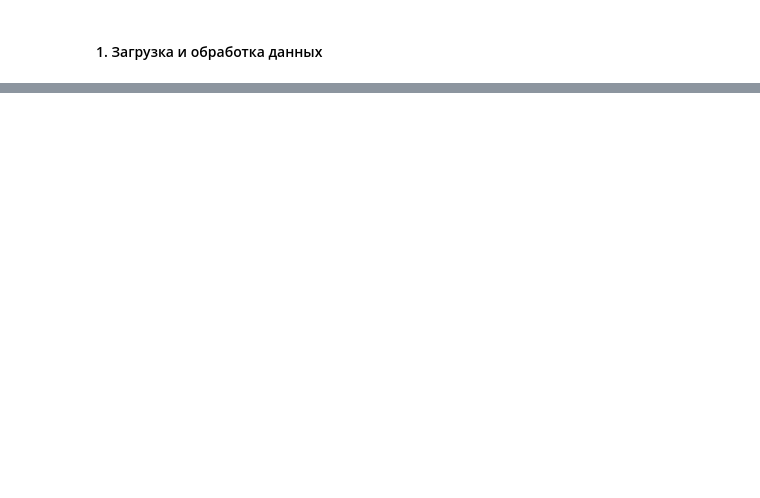
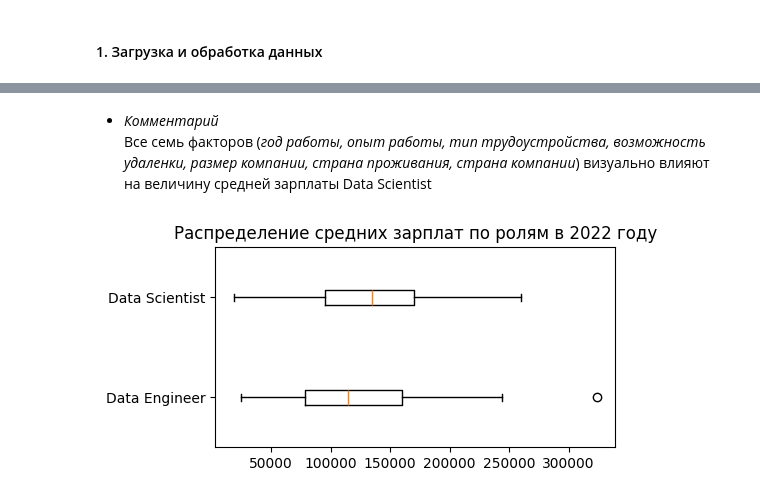
Before and after one commit to iklodsh/mdspro, a Jupyter notebook: DSPRO_m_01/EDA_04_StatTests/EDA_04_Practice.ipynb, the cells around one changed output, grey strips where cells are left out. Saved outputs shown, nothing was run; the diff lists cells and outputs as text; code cells hidden in the pictures; blank space fills up the shorter version.

```diff
--- a/DSPRO_m_01/EDA_04_StatTests/EDA_04_Practice.ipynb
+++ b/DSPRO_m_01/EDA_04_StatTests/EDA_04_Practice.ipynb
@@ -52,0 +249,20 @@ dtype: int64
+# %% [markdown]
+* _Комментарий_
+Все семь факторов (_год работы, опыт работы, тип трудоустройства, возможность удаленки, размер компании, страна проживания, страна компании_) визуально влияют на величину средней зарплаты Data Scientist
+# %%
+#  Сравниваем зарплаты Data Scientist и Data Engineer в 2022 году
+
+df_DS_DE_2022 = df_dTyped[(
+    (df_dTyped['job_title']=='Data Scientist') | (
+    df_dTyped['job_title']=='Data Engineer')
+            ) & (df_dTyped['work_year']==2022)]
+
+labels, data = salary_in_usd ('job_title', df_DS_DE_2022)
+
+fig = plt.figure(figsize=(4, 2))
+axes = fig.add_axes([0, 0, 1, 1])
+
+axes.boxplot(x=data, vert=False, labels=labels)
+axes.set_title("Распределение средних зарплат по ролям в 2022 году");
+# %% [output]
+[figure, added]
```
Also changed, not shown: parts of 28 cells of this notebook.
